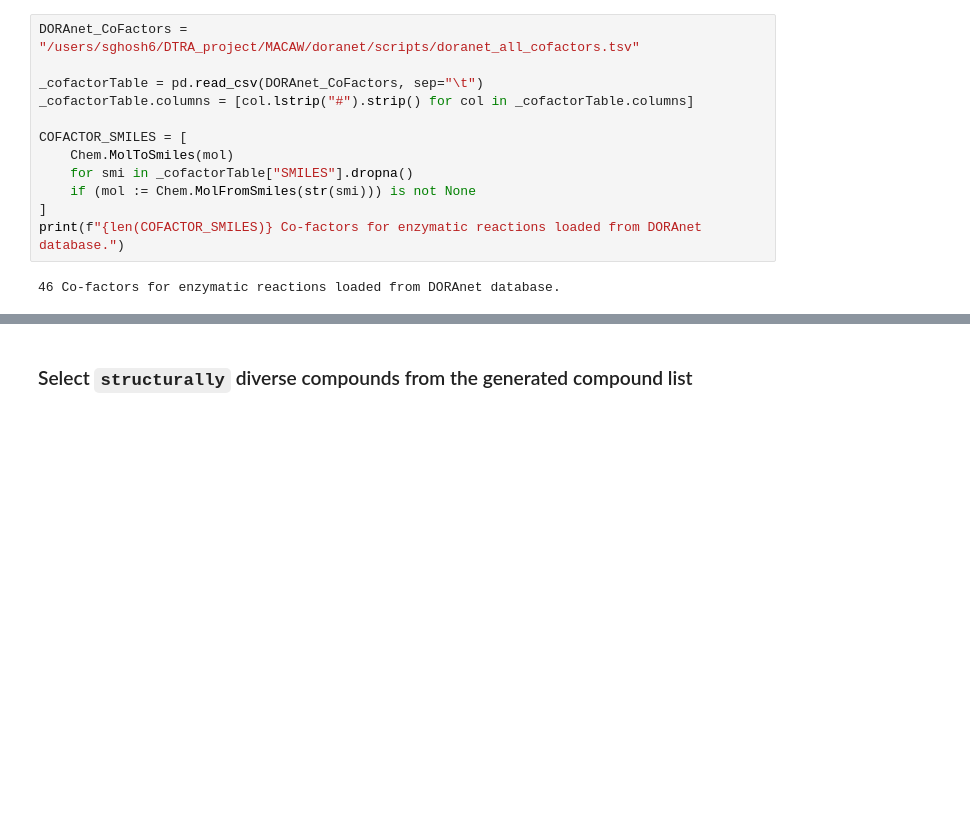
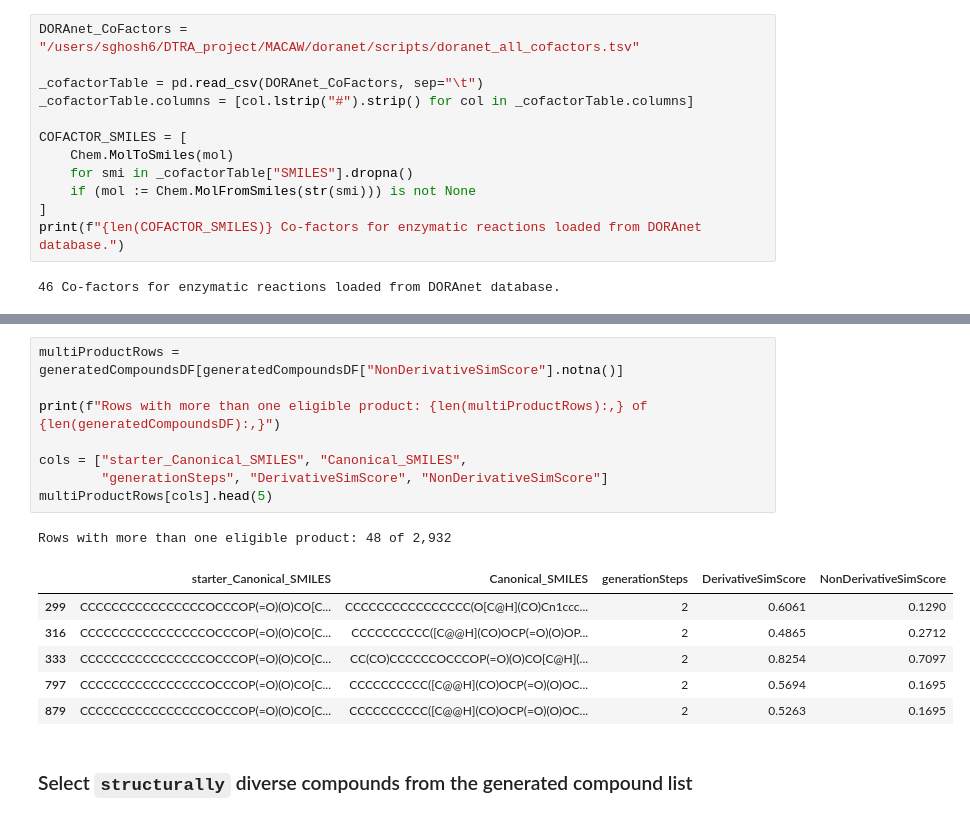
Before and after one commit to soumyadeepghosh35/doranet, a Jupyter notebook: scripts/Brincidofovir_Pubchem/BrincidofovirOnly_gen2/generatedMolecules.ipynb, the cells around one changed output, grey strips where cells are left out. Saved outputs shown, nothing was run; the diff lists cells and outputs as text; blank space fills up the shorter version.

```diff
--- a/scripts/Brincidofovir_Pubchem/BrincidofovirOnly_gen2/generatedMolecules.ipynb
+++ b/scripts/Brincidofovir_Pubchem/BrincidofovirOnly_gen2/generatedMolecules.ipynb
@@ -454,3 +765,19 @@ Saved to: BrincidofovirOnly_gen2_generated_compounds.csv
+# %%
+multiProductRows = generatedCompoundsDF[generatedCompoundsDF["NonDerivativeSimScore"].notna()]
+
+print(f"Rows with more than one eligible product: {len(multiProductRows):,} of {len(generatedCompoundsDF):,}")
+
+cols = ["starter_Canonical_SMILES", "Canonical_SMILES",
+        "generationSteps", "DerivativeSimScore", "NonDerivativeSimScore"]
+multiProductRows[cols].head(5)
+# %% [output]
+Rows with more than one eligible product: 48 of 2,932
+|  | starter_Canonical_SMILES | Canonical_SMILES | generationSteps | DerivativeSimScore | NonDerivativeSimScore |
+| 299 | CCCCCCCCCCCCCCCCOCCCOP(=O)(O)CO[C... | CCCCCCCCCCCCCCCC(O[C@H](CO)Cn1ccc... | 2 | 0.6061 | 0.1290 |
+| 316 | CCCCCCCCCCCCCCCCOCCCOP(=O)(O)CO[C... | CCCCCCCCCC([C@@H](CO)OCP(=O)(O)OP... | 2 | 0.4865 | 0.2712 |
+| 333 | CCCCCCCCCCCCCCCCOCCCOP(=O)(O)CO[C... | CC(CO)CCCCCCOCCCOP(=O)(O)CO[C@H](... | 2 | 0.8254 | 0.7097 |
+| 797 | CCCCCCCCCCCCCCCCOCCCOP(=O)(O)CO[C... | CCCCCCCCCC([C@@H](CO)OCP(=O)(O)OC... | 2 | 0.5694 | 0.1695 |
+| 879 | CCCCCCCCCCCCCCCCOCCCOP(=O)(O)CO[C... | CCCCCCCCCC([C@@H](CO)OCP(=O)(O)OC... | 2 | 0.5263 | 0.1695 |
 # %% [markdown]
 ### Select `structurally` diverse compounds from the generated compound list
 # %% [raw]
```
Also changed, not shown: parts of 4 cells of this notebook, 18 other files.
